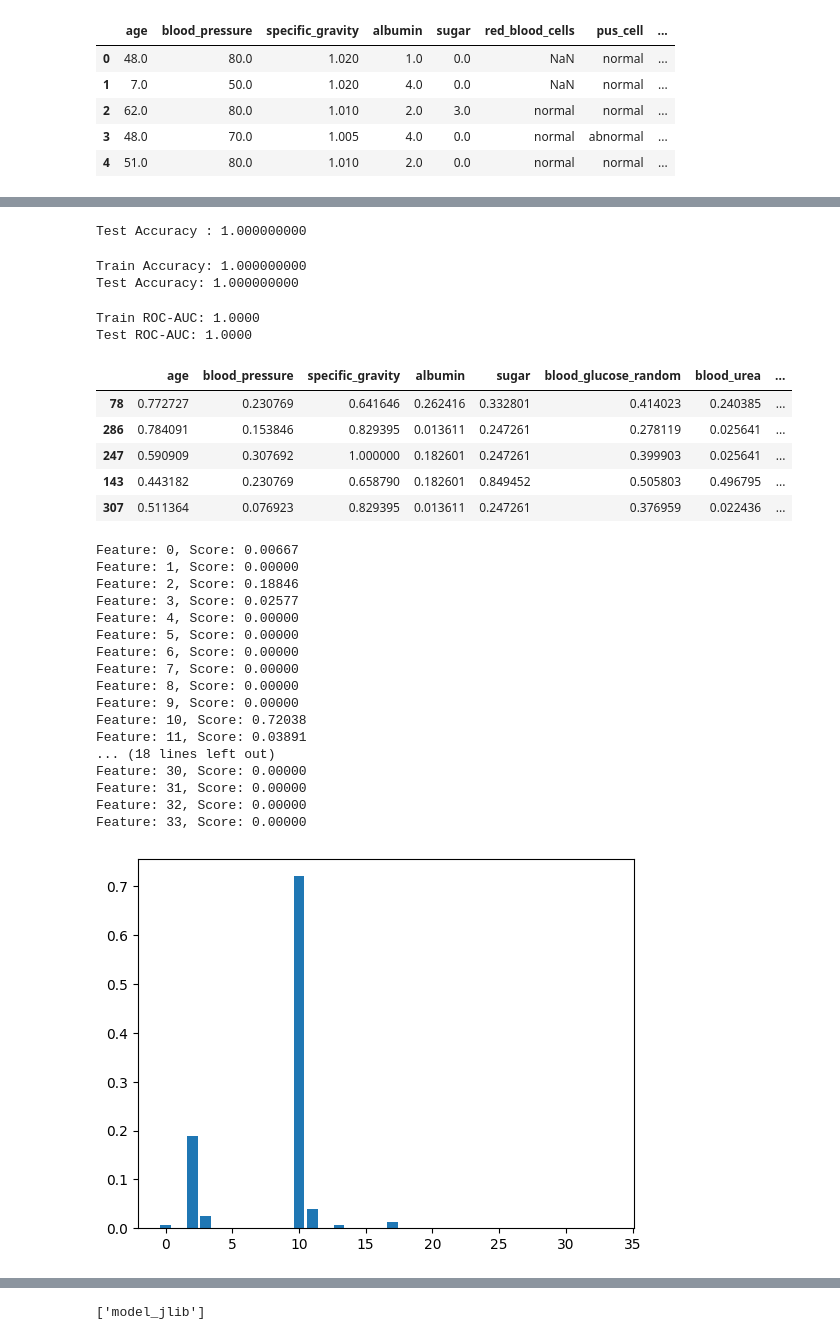
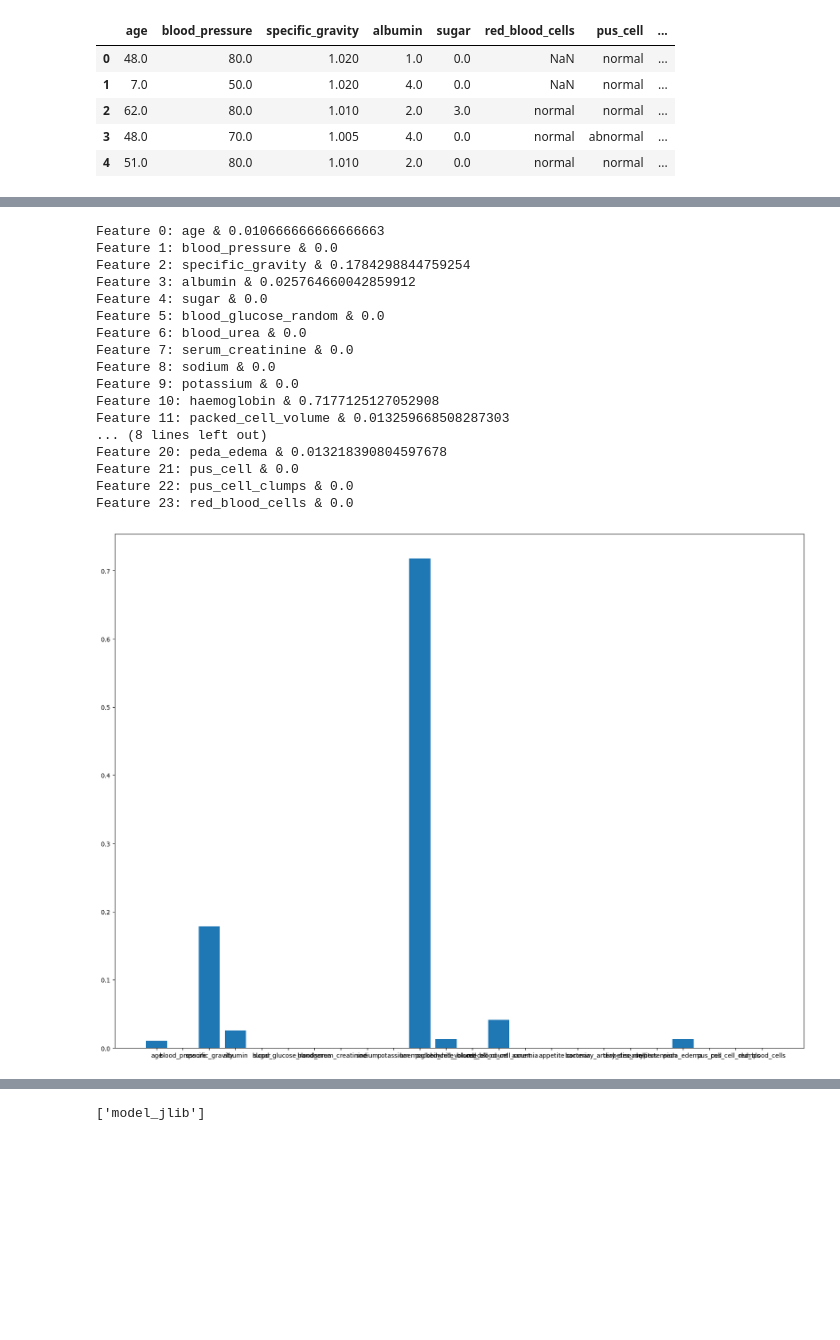
Before and after one commit to HebaAFarhat/CKD, a Jupyter notebook: ckd.ipynb, the cells around one changed output, grey strips where cells are left out. Cells and saved outputs as stored; diff of their text form; code cells hidden in the pictures; blank space fills up the shorter version.

```diff
--- a/ckd.ipynb
+++ b/ckd.ipynb
@@ -154,7 +159,6 @@ dtype: int64
 ckd_data["diabetes_mellitus"].replace(to_replace={" yes": "yes", '\tno': "no", "\tyes": "yes"}, inplace = True)
 ckd_data["coronary_artery_disease"].replace(to_replace={'\tno': "no"}, inplace = True)
 ckd_data["classification"].replace(to_replace={'notckd': "not ckd","ckd\t": "ckd"}, inplace = True)
-ckd_data["classification"].replace(to_replace={'not ckd': 0.0,"ckd": 1}, inplace = True)
 ckd_data.info()
 # %% [output]
 <class 'pandas.core.frame.DataFrame'>
@@ -176,7 +180,7 @@ dtypes: float64(12), object(13)
 memory usage: 78.2+ KB
 # %%
 #turn some object values into numrical
-objtonum = ["packed_cell_volume","white_blood_cell_count", "red_blood_cell_count", "classification"]
+objtonum = ["packed_cell_volume","white_blood_cell_count", "red_blood_cell_count"]
 for i in objtonum:
     ckd_data[i] = pd.to_numeric(ckd_data[i], errors='coerce')
 
@@ -391,21 +473,3 @@ def calculate_accuracy(model_pipe, X, y):
     """
     y_proba = model_pipe.predict(X)
     return accuracy_score(y, y_proba)
-# %%
-print(f"Test Accuracy : {calculate_accuracy(pipe, X_test, y_test):.9f}")
-# %% [output]
-Test Accuracy : 1.000000000
-# %%
-print(f"Train Accuracy: {calculate_accuracy(pipe, X_train, y_train):.9f}")
-
-print(f"Test Accuracy: {calculate_accuracy(pipe, X_test, y_test):.9f}")
-# %% [output]
-Train Accuracy: 1.000000000
-Test Accuracy: 1.000000000
-# %%
-print(f"Train ROC-AUC: {calculate_roc_auc(pipe, X_train, y_train):.4f}")
-
-print(f"Test ROC-AUC: {calculate_roc_auc(pipe, X_test, y_test):.4f}")
-# %% [output]
-Train ROC-AUC: 1.0000
-Test ROC-AUC: 1.0000
@@ -424,54 +494,48 @@ train_num_scaled = scaler.fit_transform(train_num_imputed)
 cat_imputer = SimpleImputer(strategy='constant', fill_value='missing')
 train_cat_imputed = cat_imputer.fit_transform(X_train[CAT])
 
-encoder = OrdinalEncoder(drop='first', handle_unknown='ignore', sparse=False)
+encoder = OrdinalEncoder()
 train_cat_encoded = encoder.fit_transform(train_cat_imputed)
 
 
 train_preprocessed = np.concatenate((train_num_scaled, train_cat_encoded), axis=1)
 
 columns = np.append(NUM, encoder.get_feature_names_out(CAT))
-pd.DataFrame(train_preprocessed, columns=columns, index=X_train.index).head()
+df = pd.DataFrame(train_preprocessed, columns=columns, index=X_train.index).head()
-# %% [output]
-|  | age | blood_pressure | specific_gravity | albumin | sugar | blood_glucose_random | blood_urea | ... |
-| 78 | 0.772727 | 0.230769 | 0.641646 | 0.262416 | 0.332801 | 0.414023 | 0.240385 | ... |
-| 286 | 0.784091 | 0.153846 | 0.829395 | 0.013611 | 0.247261 | 0.278119 | 0.025641 | ... |
-| 247 | 0.590909 | 0.307692 | 1.000000 | 0.182601 | 0.247261 | 0.399903 | 0.025641 | ... |
-| 143 | 0.443182 | 0.230769 | 0.658790 | 0.182601 | 0.849452 | 0.505803 | 0.496795 | ... |
-| 307 | 0.511364 | 0.076923 | 0.829395 | 0.013611 | 0.247261 | 0.376959 | 0.022436 | ... |
 # %%
 from sklearn.datasets import make_regression
-from sklearn.tree import DecisionTreeRegressor
+from sklearn.tree import DecisionTreeRegressor, ExtraTreeRegressor
 from matplotlib import pyplot
 # define dataset
 # define the model
-model = DecisionTreeRegressor()
+model = DecisionTreeClassifier()
 # fit the model
 model.fit(train_preprocessed, y_train)
 # get importance
 importance = model.feature_importances_
 # summarize feature importance
 for i,v in enumerate(importance):
-    print('Feature: %0d, Score: %.5f' % (i,v))
+    print(f'Feature {i}: {df.columns[i]} & {v}')
 # plot feature importance
-pyplot.bar([x for x in range(len(importance))], importance)
+pyplot.figure(figsize = (20, 15))
+pyplot.bar(df.columns,importance)
 pyplot.show()
 # %% [output]
-Feature: 0, Score: 0.00667
-Feature: 1, Score: 0.00000
-Feature: 2, Score: 0.18846
-Feature: 3, Score: 0.02577
-Feature: 4, Score: 0.00000
-Feature: 5, Score: 0.00000
-Feature: 6, Score: 0.00000
-Feature: 7, Score: 0.00000
-Feature: 8, Score: 0.00000
-Feature: 9, Score: 0.00000
-Feature: 10, Score: 0.72038
-Feature: 11, Score: 0.03891
-... (18 lines left out)
-Feature: 30, Score: 0.00000
-Feature: 31, Score: 0.00000
-Feature: 32, Score: 0.00000
-Feature: 33, Score: 0.00000
+Feature 0: age & 0.010666666666666663
+Feature 1: blood_pressure & 0.0
+Feature 2: specific_gravity & 0.1784298844759254
+Feature 3: albumin & 0.025764660042859912
+Feature 4: sugar & 0.0
+Feature 5: blood_glucose_random & 0.0
+Feature 6: blood_urea & 0.0
+Feature 7: serum_creatinine & 0.0
+Feature 8: sodium & 0.0
+Feature 9: potassium & 0.0
+Feature 10: haemoglobin & 0.7177125127052908
+Feature 11: packed_cell_volume & 0.013259668508287303
+... (8 lines left out)
+Feature 20: peda_edema & 0.013218390804597678
+Feature 21: pus_cell & 0.0
+Feature 22: pus_cell_clumps & 0.0
+Feature 23: red_blood_cells & 0.0
-[figure, old version]
+[figure, new version]
```
Also changed, not shown: parts of 19 cells of this notebook.
